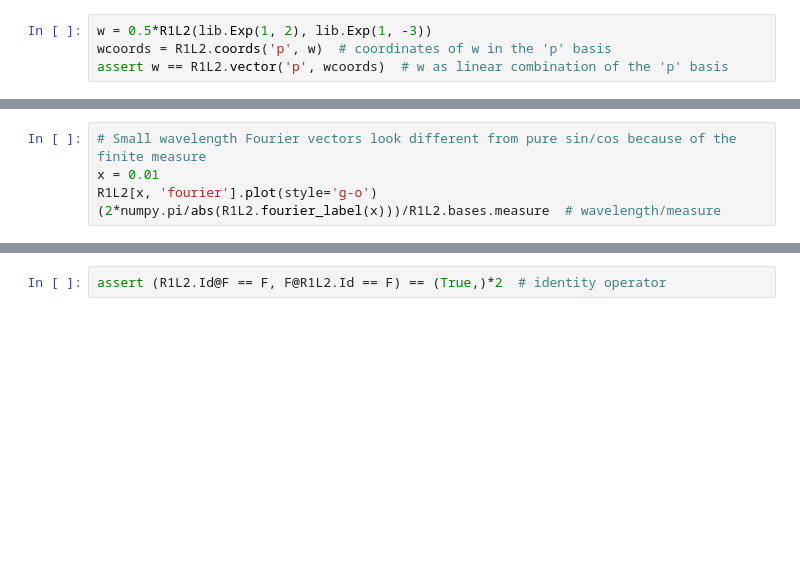
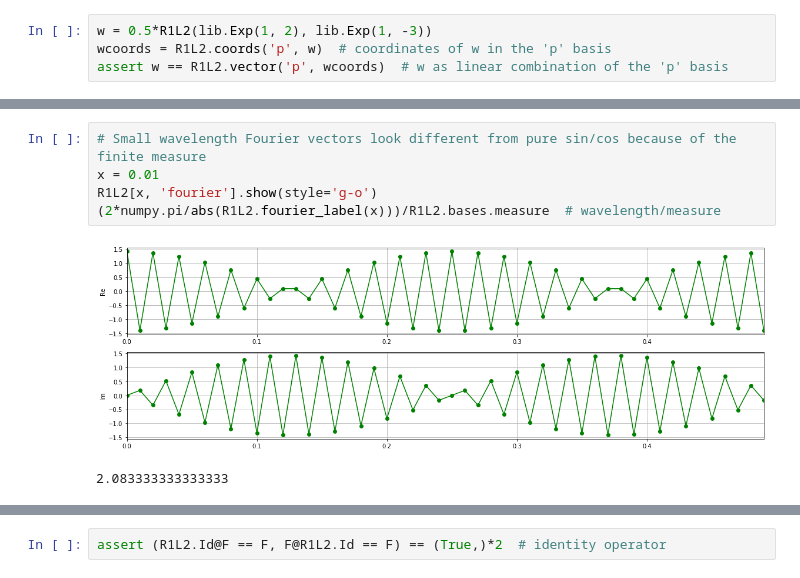
Before and after one commit to dfarre/hilbert-curve, a Jupyter notebook: notebooks/fourier-test.ipynb, the cells around one changed output, grey strips where cells are left out. Cells and saved outputs as stored; diff of their text form; blank space fills up the shorter version.

```diff
--- a/notebooks/fourier-test.ipynb
+++ b/notebooks/fourier-test.ipynb
@@ -62,7 +114,10 @@ vector.plot(style='-o')  # vector with momentum `R1L2.fourier_labels[0.3]`
 # %%
 # Small wavelength Fourier vectors look different from pure sin/cos because of the finite measure
 x = 0.01
-R1L2[x, 'fourier'].plot(style='g-o')
+R1L2[x, 'fourier'].show(style='g-o')
 (2*numpy.pi/abs(R1L2.fourier_label(x)))/R1L2.bases.measure  # wavelength/measure
+# %% [output]
+[figure, added]
+2.083333333333333
 # %%
 R1L2.show_vectors(vector, w, *R1L2[0:0.01, 'fourier'], style='-o')  # plot arbitrary vectors together
```
Also changed, not shown: parts of 13 cells of this notebook, 8 other files.
